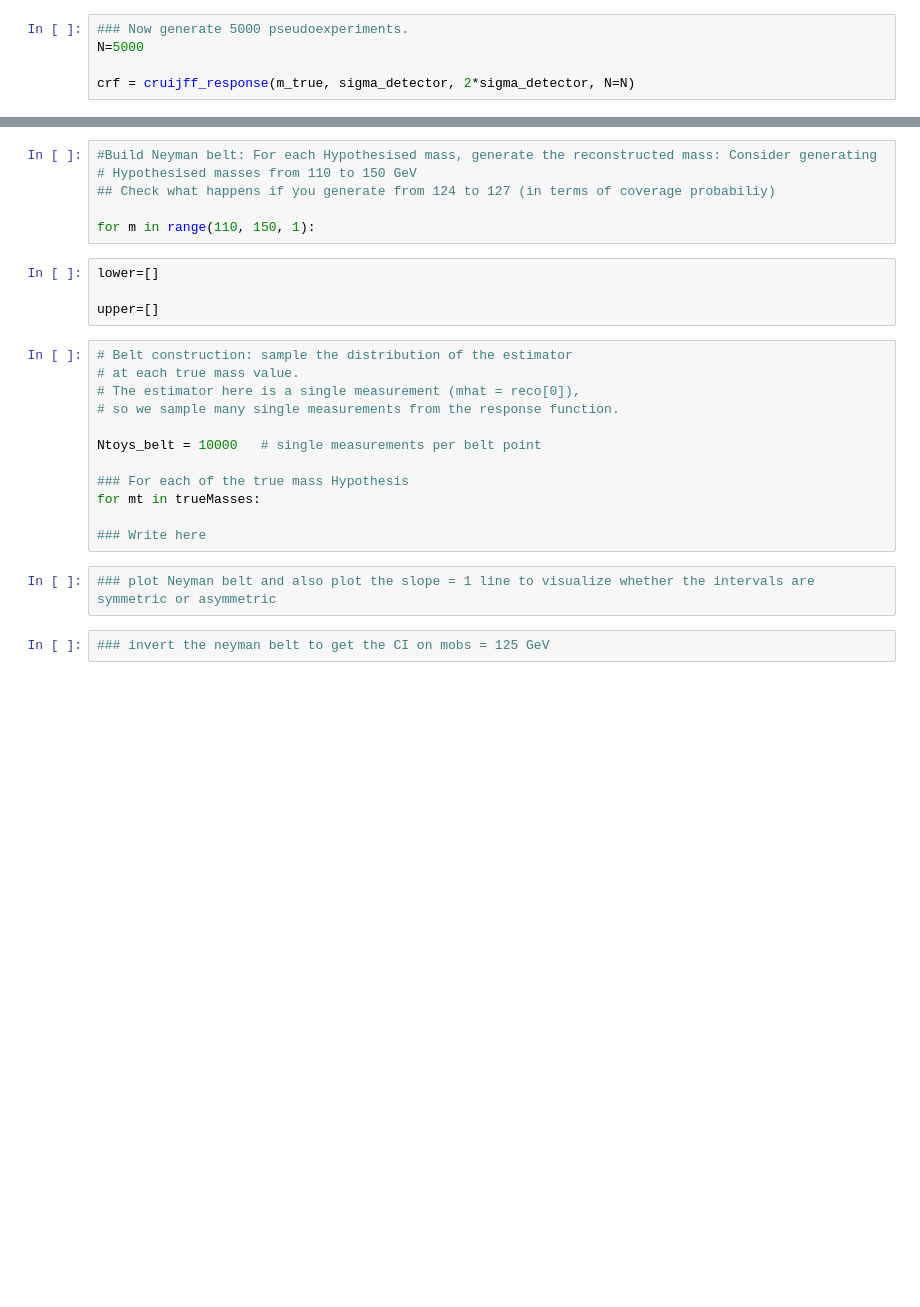
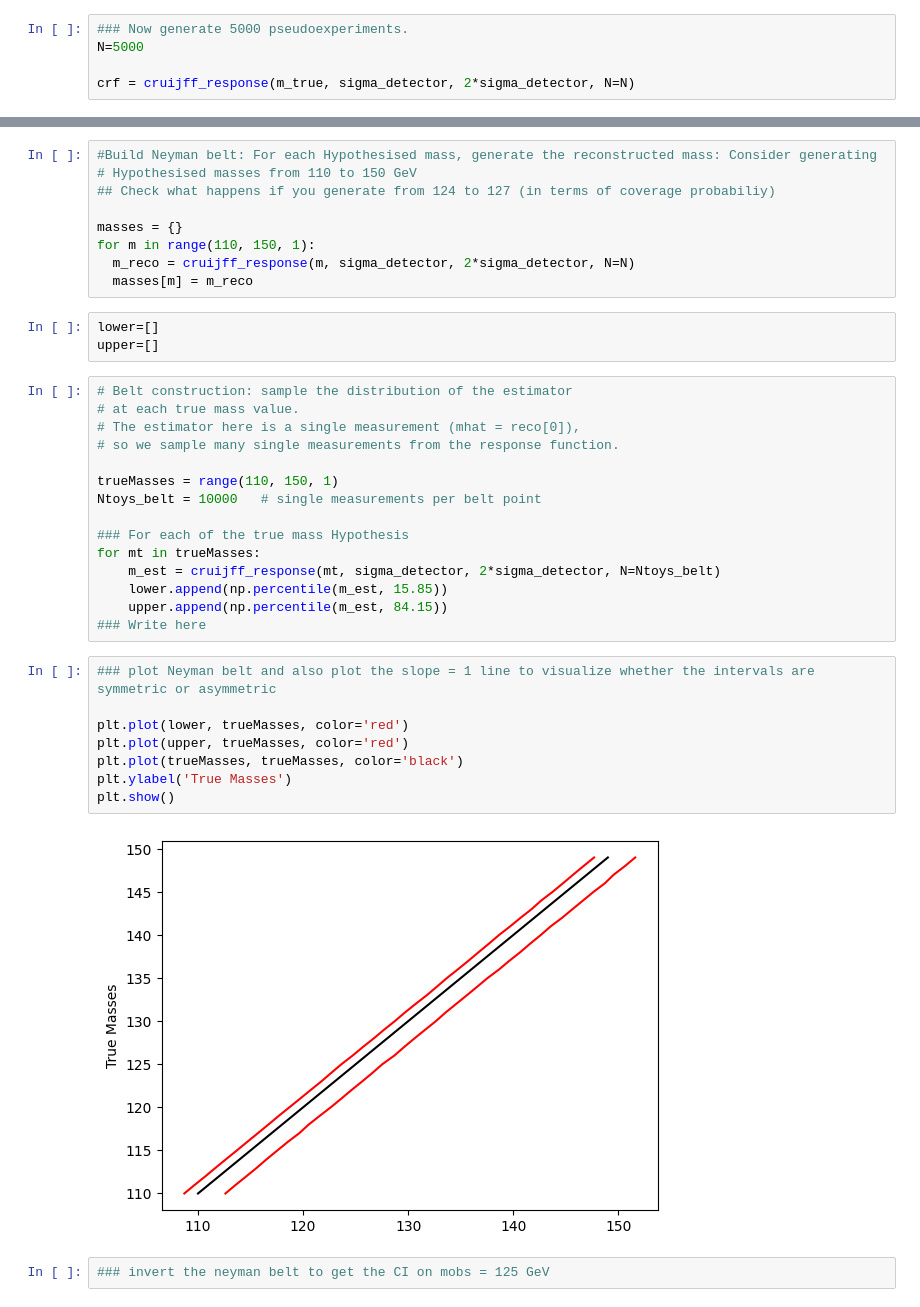
Before and after one commit to khushi-singla-21/ML4HEP26-Stats-Tutorial, a Jupyter notebook: classical_interval_tutorial.ipynb, the cells around one changed output, grey strips where cells are left out. Drawn from its saved outputs; the diff is of its cells as text; blank space fills up the shorter version.

```diff
--- a/classical_interval_tutorial.ipynb
+++ b/classical_interval_tutorial.ipynb
@@ -104,10 +104,12 @@ plt.show()
 # Hypothesised masses from 110 to 150 GeV
 ## Check what happens if you generate from 124 to 127 (in terms of coverage probabiliy)
 
+masses = {}
 for m in range(110, 150, 1):
+  m_reco = cruijff_response(m, sigma_detector, 2*sigma_detector, N=N)
+  masses[m] = m_reco
 # %%
 lower=[]
-
 upper=[]
 # %%
 # Belt construction: sample the distribution of the estimator
@@ -115,14 +117,25 @@ upper=[]
 # The estimator here is a single measurement (mhat = reco[0]),
 # so we sample many single measurements from the response function.
 
+trueMasses = range(110, 150, 1)
 Ntoys_belt = 10000   # single measurements per belt point
 
 ### For each of the true mass Hypothesis
 for mt in trueMasses:
-
+    m_est = cruijff_response(mt, sigma_detector, 2*sigma_detector, N=Ntoys_belt)
+    lower.append(np.percentile(m_est, 15.85))
+    upper.append(np.percentile(m_est, 84.15))
 ### Write here
 # %%
 ### plot Neyman belt and also plot the slope = 1 line to visualize whether the intervals are symmetric or asymmetric
+
+plt.plot(lower, trueMasses, color='red')
+plt.plot(upper, trueMasses, color='red')
+plt.plot(trueMasses, trueMasses, color='black')
+plt.ylabel('True Masses')
+plt.show()
+# %% [output]
+[figure, added]
 # %%
 ### invert the neyman belt to get the CI on mobs = 125 GeV
 # %%
```
Also changed, not shown: parts of 6 cells of this notebook.
